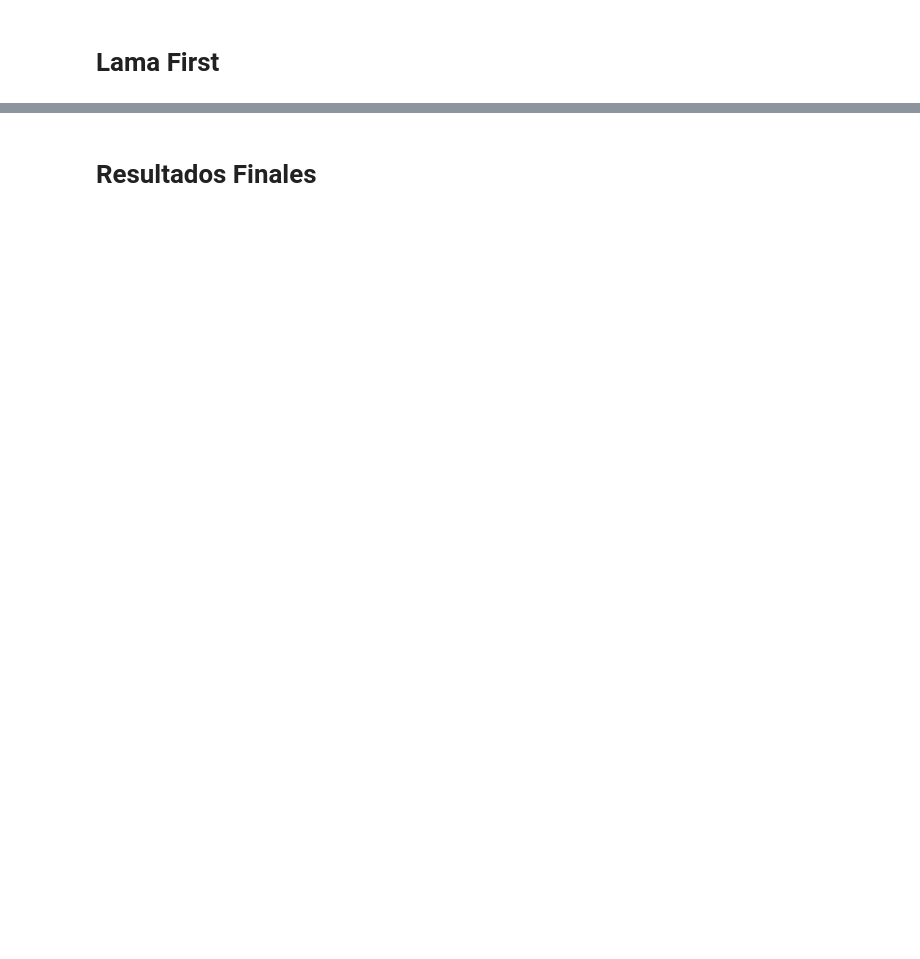
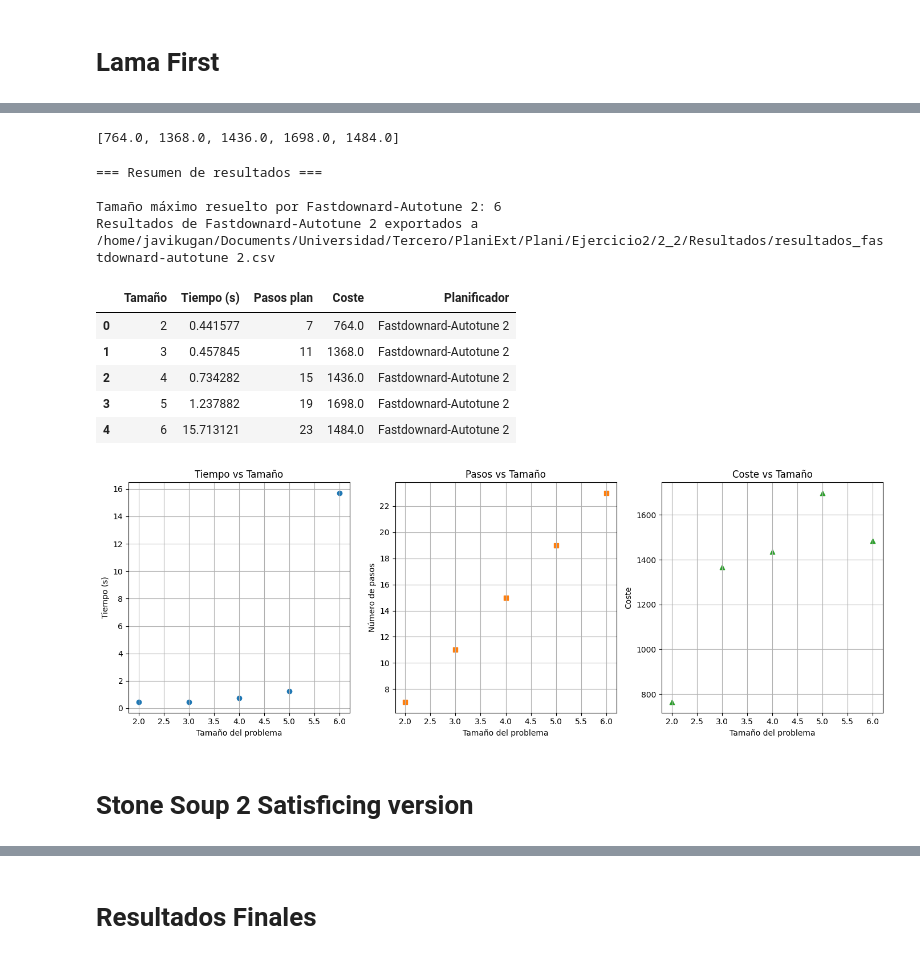
Before and after one commit to javikugan/Plani, a Jupyter notebook: Ejercicio2/2_2/2.2.ipynb, the cells around one changed output, grey strips where cells are left out. Drawn from its saved outputs; the diff is of its cells as text; code cells hidden in the pictures; blank space fills up the shorter version.

```diff
--- a/Ejercicio2/2_2/2.2.ipynb
+++ b/Ejercicio2/2_2/2.2.ipynb
@@ -283,7 +346,8 @@ csv_path = folder_path / f"Resultados/resultados_{planner_name.lower()}.csv"
 df = pd.DataFrame({
     "Tamaño": sizes,
     "Tiempo (s)": times,
-    "Pasos": steps_list
+    "Pasos": steps_list,
+    "Coste": costs
 })
 if csv_path.exists():
     old_df = pd.read_csv(csv_path)
@@ -292,6 +356,9 @@ if csv_path.exists():
     if 'Pasos' in combined_df.columns:
         pasos_df = combined_df.groupby('Tamaño', as_index=False)['Pasos'].max()
         final_df = final_df.merge(pasos_df, on='Tamaño')
+    if 'Coste' in combined_df.columns:
+        coste_df = combined_df.groupby('Tamaño', as_index=False)['Coste'].mean()
+        final_df = final_df.merge(coste_df, on='Tamaño')
 else:
     final_df = df
 final_df.to_csv(csv_path, index=False)
@@ -302,6 +369,7 @@ if sizes:
         "Tamaño": sizes,
         "Tiempo (s)": times,
         "Pasos plan": steps_list,
+        "Coste": costs,
         "Planificador": planner_name
     })
     display(df_display)
@@ -493,3 +635,7 @@ if outputs:
+# %%
+print(costs)
+# %% [output]
+[764.0, 1368.0, 1436.0, 1698.0, 1484.0]
 # %%
 print("\n=== Resumen de resultados ===\n")
 print(f"Tamaño máximo resuelto por {planner_name}: {max_size}")
@@ -498,7 +644,8 @@ csv_path = folder_path / f"Resultados/resultados_{planner_name.lower()}.csv"
 df = pd.DataFrame({
     "Tamaño": sizes,
     "Tiempo (s)": times,
-    "Pasos": steps_list
+    "Pasos": steps_list,
+    "Coste": costs
 })
 if csv_path.exists():
     old_df = pd.read_csv(csv_path)
@@ -507,24 +654,23 @@ if csv_path.exists():
     if 'Pasos' in combined_df.columns:
         pasos_df = combined_df.groupby('Tamaño', as_index=False)['Pasos'].max()
         final_df = final_df.merge(pasos_df, on='Tamaño')
+    if 'Coste' in combined_df.columns:
+        coste_df = combined_df.groupby('Tamaño', as_index=False)['Coste'].mean()
+        final_df = final_df.merge(coste_df, on='Tamaño')
 else:
     final_df = df
 final_df.to_csv(csv_path, index=False)
 print(f"Resultados de {planner_name} exportados a {csv_path}")
 
-if sizes:
-    df_display = pd.DataFrame({
-        "Tamaño": sizes,
-        "Tiempo (s)": times,
-        "Pasos plan": steps_list,
-        "Planificador": planner_name
-    })
-    display(df_display)
+df_display = pd.DataFrame({
+    "Tamaño": sizes,
+    "Tiempo (s)": times,
+    "Pasos plan": steps_list,
+    "Coste": costs,
+    "Planificador": planner_name
+})
+display(df_display)
 
-if outputs:
-    max_idx = sizes.index(max_size)
-    print(f"\nSalida fragmento para {planner_name} tamaño {max_size}:\n")
-    print(outputs[max_idx])
 
 
 # Cargar los datos desde el archivo CSV exportado
@@ -533,41 +679,51 @@ results = pd.read_csv(csv_path)
 sizes = results['Tamaño']
 times = results['Tiempo (s)']
 steps = results['Pasos']
-
-# Manejar la columna de coste si existe
 if 'Coste' in results.columns:
     costs = results['Coste']
 else:
     import numpy as np
     costs = np.full(len(sizes), np.nan)
 
 fig, axs = plt.subplots(1, 3, figsize=(14, 5))
 
 # Gráfico 1: Tiempo vs Tamaño (sin líneas entre puntos)
 axs[0].scatter(sizes, times, marker='o', color='tab:blue')
-
-
 axs[0].set_xlabel('Tamaño del problema')
 axs[0].set_ylabel('Tiempo (s)')
 axs[0].set_title('Tiempo vs Tamaño')
 axs[0].grid(True)
 
 # Gráfico 2: Pasos vs Tamaño (sin líneas entre puntos)
 axs[1].scatter(sizes, steps, marker='s', color='tab:orange')
-
 axs[1].set_xlabel('Tamaño del problema')
 axs[1].set_ylabel('Número de pasos')
 axs[1].set_title('Pasos vs Tamaño')
 axs[1].grid(True)
 
+# Gráfico 3: Coste vs Tamaño
 axs[2].scatter(sizes, costs, marker='^', color='tab:green')
 axs[2].set_xlabel('Tamaño del problema')
 axs[2].set_ylabel('Coste')
 axs[2].set_title('Coste vs Tamaño')
 axs[2].grid(True)
 
 plt.tight_layout()
 plt.show()
+# %% [output]
+=== Resumen de resultados ===
+
+Tamaño máximo resuelto por Fastdownard-Autotune 2: 6
+Resultados de Fastdownard-Autotune 2 exportados a /home/javikugan/Documents/Universidad/Tercero/PlaniExt/Plani/Ejercicio2/2_2/Resultados/resultados_fastdownard-autotune 2.csv
+|  | Tamaño | Tiempo (s) | Pasos plan | Coste | Planificador |
+| 0 | 2 | 0.441577 | 7 | 764.0 | Fastdownard-Autotune 2 |
+| 1 | 3 | 0.457845 | 11 | 1368.0 | Fastdownard-Autotune 2 |
+| 2 | 4 | 0.734282 | 15 | 1436.0 | Fastdownard-Autotune 2 |
+| 3 | 5 | 1.237882 | 19 | 1698.0 | Fastdownard-Autotune 2 |
+| 4 | 6 | 15.713121 | 23 | 1484.0 | Fastdownard-Autotune 2 |
+[figure, added]
+# %% [markdown]
+# Stone Soup 2 Satisficing version
 # %%
 planner_name = "Fastdownard-seq-sat-fdss-2"
 sas_output_path = folder_path / "sas_plan"
```
Also changed, not shown: parts of 25 cells of this notebook, 43 other files.
